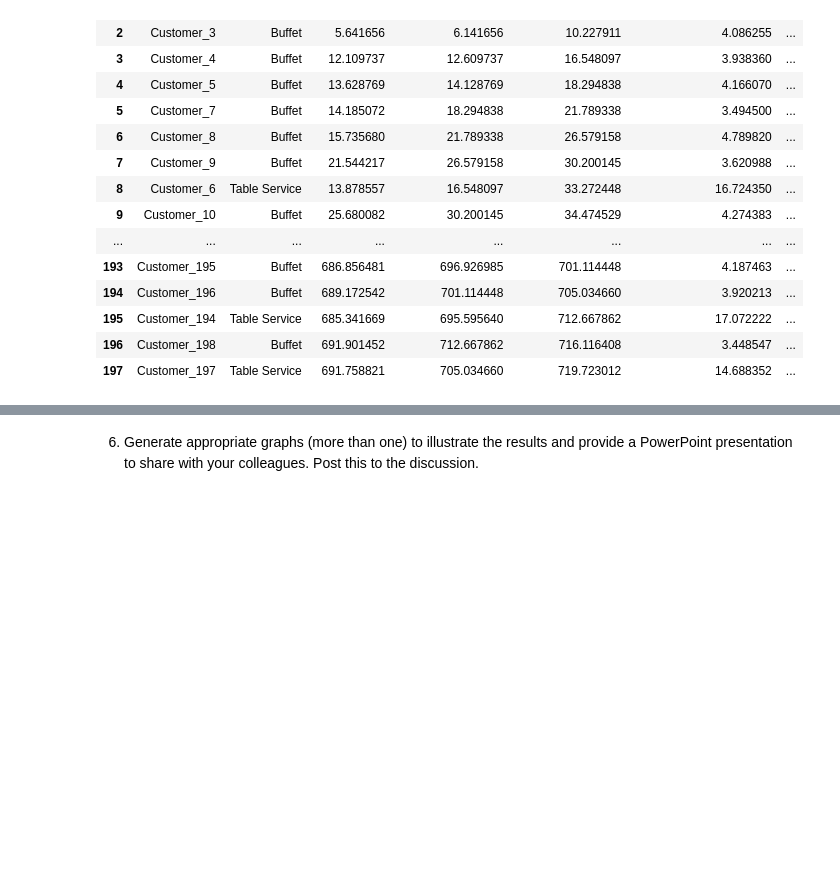
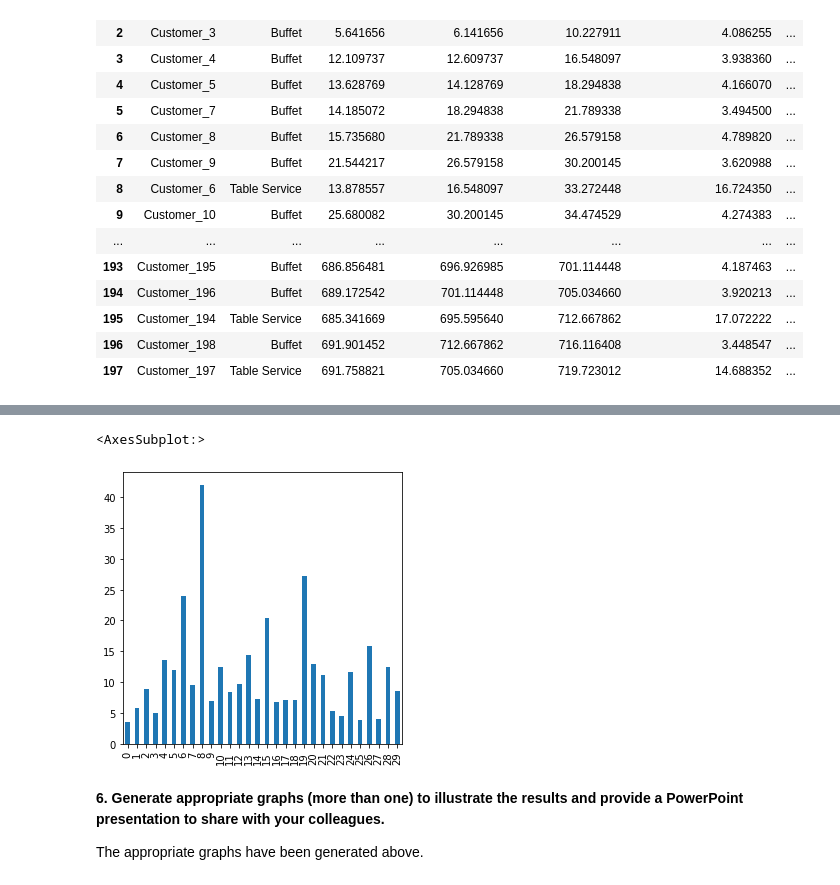
Before and after one commit to stephen-haslett/data604, a Jupyter notebook: SHaslettFinalProject/SHaslettFinalProject.ipynb, the cells around one changed output, grey strips where cells are left out. Drawn from its saved outputs; the diff is of its cells as text; code cells hidden in the pictures; blank space fills up the shorter version.

```diff
--- a/SHaslettFinalProject/SHaslettFinalProject.ipynb
+++ b/SHaslettFinalProject/SHaslettFinalProject.ipynb
@@ -258,2 +255,10 @@ bargraph = simulation_results['Wait Time in Minutes'].plot.bar(figsize = (30, 15
+# %%
+# Bar plot of average wait times.
+wait_times['average_wait_time'].plot.bar(figsize=(5, 5))
+# %% [output]
+<AxesSubplot:>
+[figure, added]
 # %% [markdown]
-6.  Generate appropriate graphs (more than one) to illustrate the results and provide a PowerPoint presentation to share with your colleagues.  Post this to the discussion.
+**6. Generate appropriate graphs (more than one) to illustrate the results and provide a PowerPoint presentation to share with your colleagues.**
+
+The appropriate graphs have been generated above.
```
Also changed, not shown: parts of 10 cells of this notebook.
